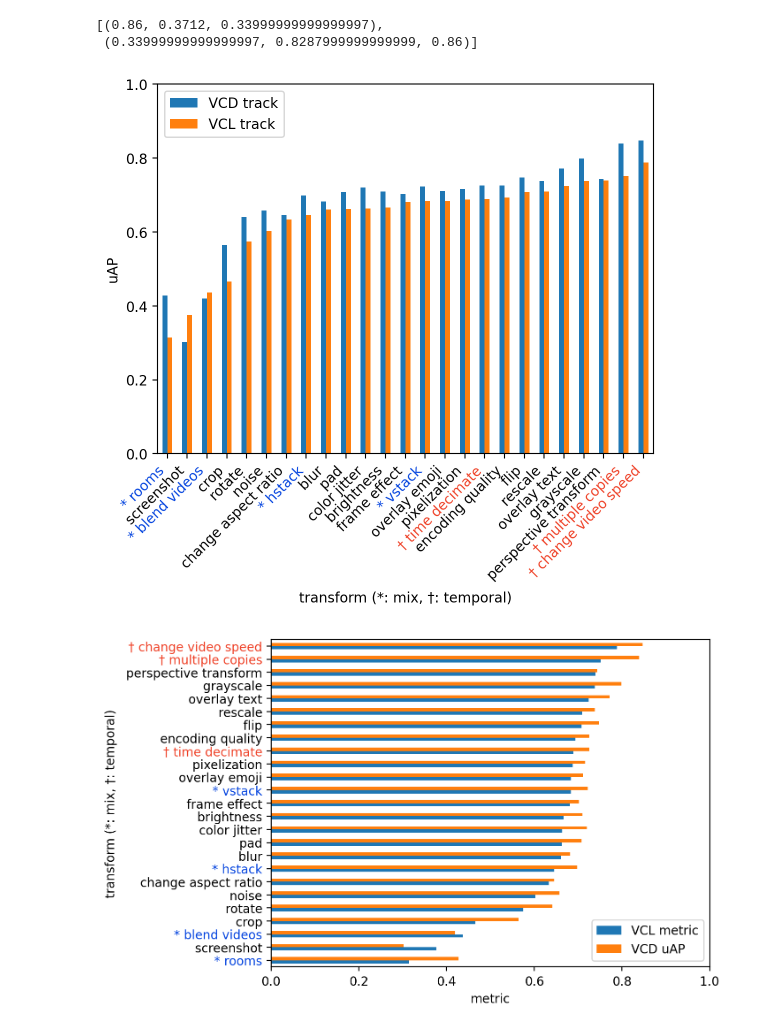
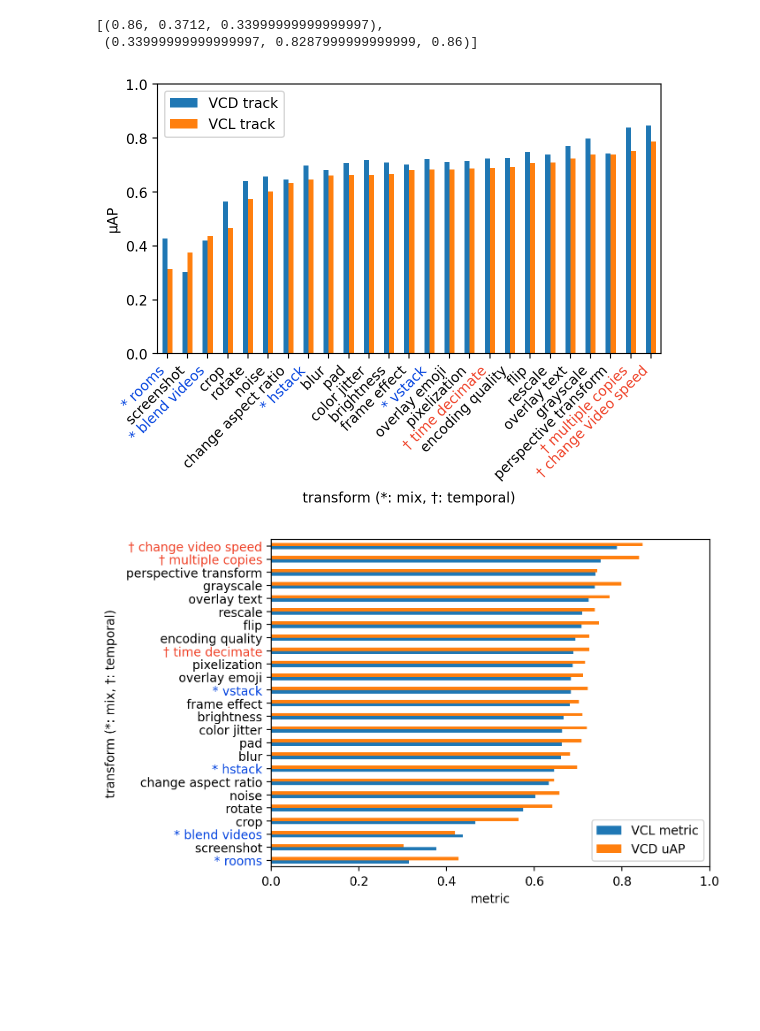
Before and after one commit to edpizzi/vsc2022, a Jupyter notebook: notebooks/analysis.ipynb, the cells around one changed output. Drawn from its saved outputs; the diff is of its cells as text; code cells hidden in the pictures; blank space fills up the shorter version.

```diff
--- a/notebooks/analysis.ipynb
+++ b/notebooks/analysis.ipynb
@@ -299,32 +299,36 @@ sns.color_palette("hls", 2)
 # %%
 pal = sns.color_palette()
 df = by_transform_df.copy()
 #df["mean"] = by_transform_df["VCL track"].values * by_transform_df["VCD track"].values
 #df = df.loc[df.sort_values("mean").index][["VCD track", "VCL track"]]
 df = df.loc[df.sort_values("VCL track").index]
-ax = df.plot.bar(color=pal)
+
+#fig, ax = plt.subplots(figsize=(10, 3.5))
+fig, ax = plt.subplots(figsize=(6.5, 3.5))
+#ax = None
+ax = df.plot.bar(color=pal, ax=ax)
 ax.set_ylim(0, 1)
 
 types = dict(zip(xform_meta["name"], xform_meta["type"]))
 type_color = {"multi-frame": "xkcd:blue", "frame": "black", "temporal": "xkcd:tomato"}
 #type_suffix = {"multi-frame": "[m]", "frame": "[f]", "temporal": "[t]"}
 type_prefix = {"multi-frame": "*", "frame": "", "temporal": "†"}
 ticklabels = ax.get_xticklabels()
 for label in ticklabels:
     xform = label.get_text()
     type_ = types[xform]
     label.set_color(type_color[type_])
     label.set_text(type_prefix[type_] + " " + xform)
     #label.set_text(f"{xform} {type_suffix[type_]}")
 
 ax.set_xlabel("transform (*: mix, †: temporal)")
-ax.set_ylabel("uAP")
+ax.set_ylabel("μAP")
 ax.set_xticklabels(ticklabels, rotation=45, ha='right')
 ax.legend(loc='upper left')
 plt.savefig(OUTPUT_PATH + '/transform_metrics.pdf', bbox_inches="tight")
 None
 # %% [output]
-[figure, old version]
+[figure, new version]
 # %%
 ax = by_transform_df.plot.barh()
 ax.set_xlim(0, 1)
```
Also changed, not shown: parts of 4 cells of this notebook.
